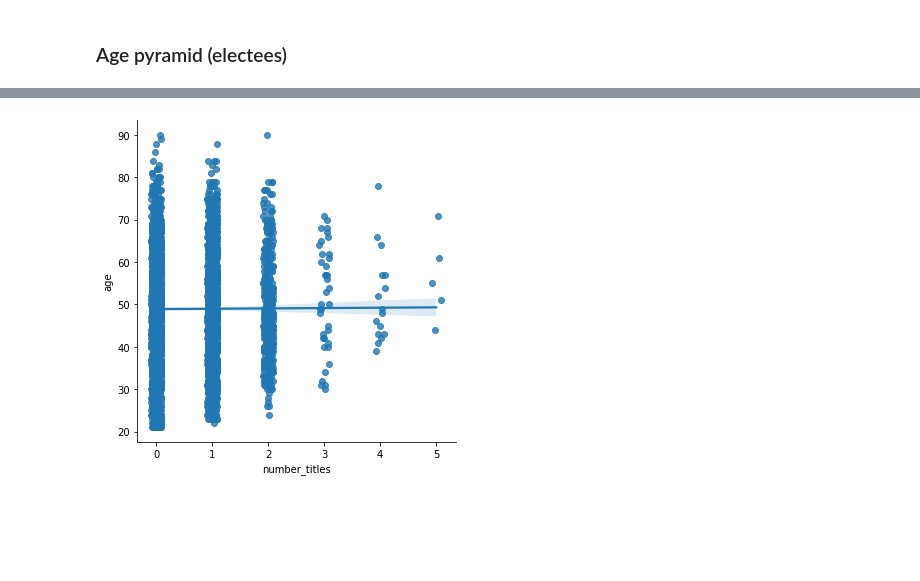
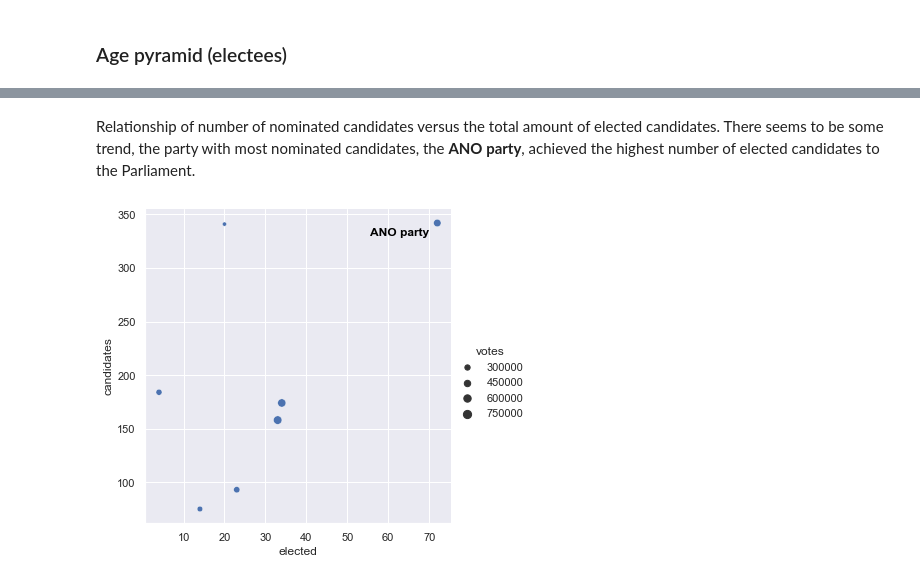
Before and after one commit to P33Rview/PortRepo, a Jupyter notebook: CZ Election 2021.ipynb, the cells around one changed output, grey strips where cells are left out. Cells and saved outputs as stored; diff of their text form; code cells hidden in the pictures; blank space fills up the shorter version.

```diff
--- a/CZ Election 2021.ipynb
+++ b/CZ Election 2021.ipynb
@@ -484,4 +498,10 @@ sns.lmplot(x='votes', y='number_titles', data=df, y_jitter=0.05);
-# %%
-sns.lmplot(x='number_titles', y='age', data=df, x_jitter=0.09);
-# %% [output]
-[figure, removed]
+# %% [markdown]
+Relationship of number of nominated candidates versus the total amount of elected candidates. There seems to be some trend, the party with most nominated candidates, the **ANO party**, achieved the highest number of elected candidates to the Parliament.
+# %%
+#relplot
+sns.relplot(x='elected', y='candidates', size='votes',data=df_elected)
+
+#add text annotation
+plt.text(70, 330, "ANO party", horizontalalignment='right', size='medium', color='black', weight='semibold');
+# %% [output]
+[figure, added]
```
Also changed, not shown: parts of 24 cells of this notebook.
